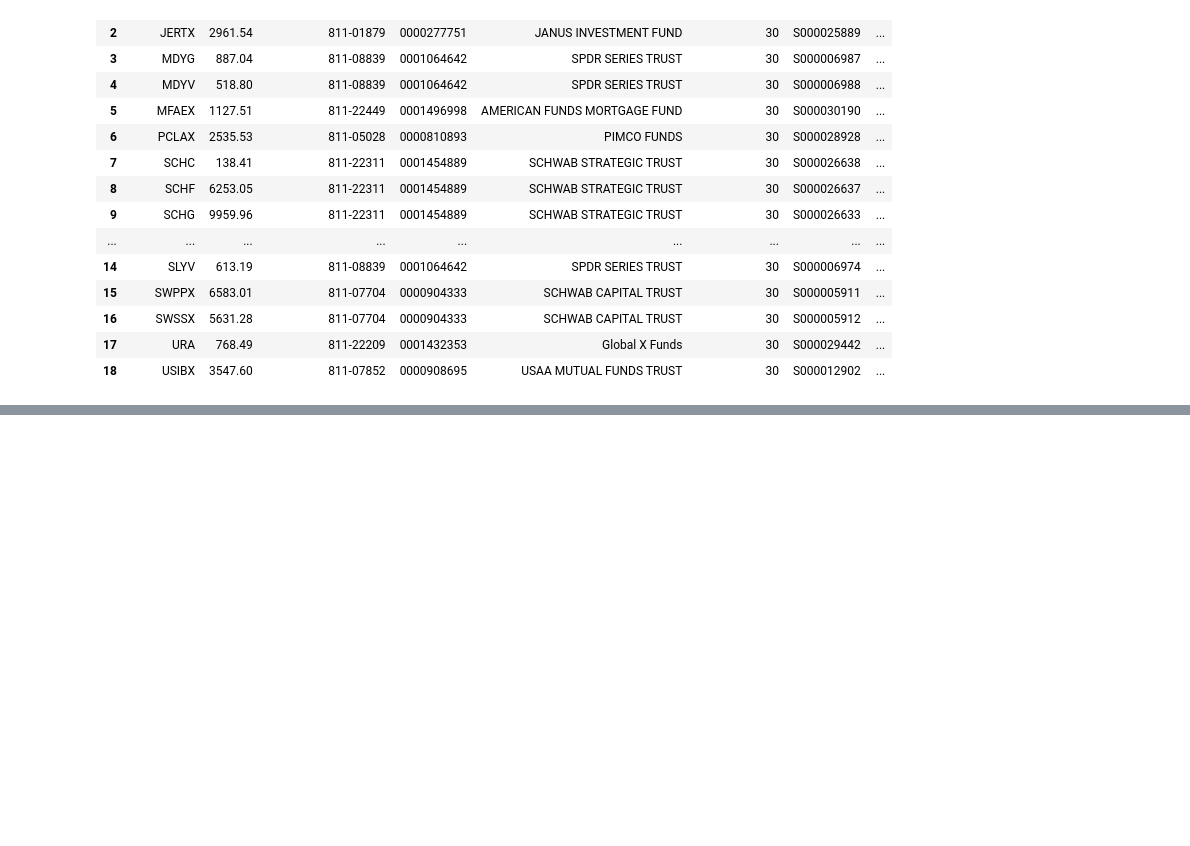
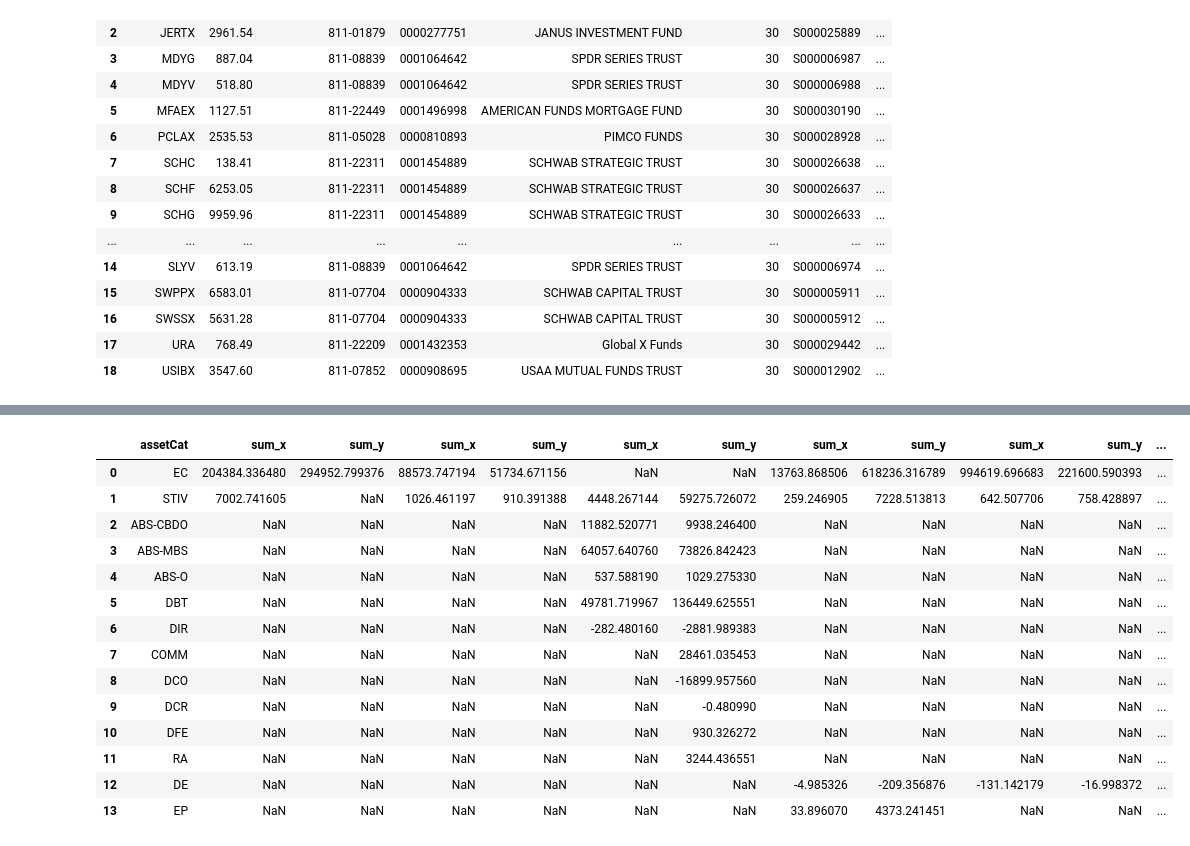
Before and after one commit to Polkaguy/SEC-NPORT-scrape, a Jupyter notebook: 05-Compare Holdings.ipynb, the cells around one changed output, grey strips where cells are left out. Saved outputs shown, nothing was run; the diff lists cells and outputs as text; code cells hidden in the pictures; blank space fills up the shorter version.

```diff
--- a/05-Compare Holdings.ipynb
+++ b/05-Compare Holdings.ipynb
@@ -194,31 +194,3 @@ secs
 | 16 | SWSSX | 5631.28 | 811-07704 | 0000904333 | SCHWAB CAPITAL TRUST | 30 | S000005912 | ... |
 | 17 | URA | 768.49 | 811-22209 | 0001432353 | Global X Funds | 30 | S000029442 | ... |
 | 18 | USIBX | 3547.60 | 811-07852 | 0000908695 | USAA MUTUAL FUNDS TRUST | 30 | S000012902 | ... |
-# %%
-def aggregate(df:pd.DataFrame,
-              sid_column:str,
-              amount_column:str,
-              n_records:int=100,
-              type_:str='NPORT-P'):
-    tdf = df[[amount_column,sid_column]]
-
-    result = pd.DataFrame(columns=['cusip'])
-
-    for i in tdf.index:
-        sid = tdf.iloc[i][sid_column]
-        print('------------------\n',sid)
-
-        try:
-            NPORT = get_most_recent(sid).parseSecurities()
-
-            # Replace 'N/A' values
-            mask = (NPORT['cusip']=='N/A')
-            NPORT.loc[mask,'cusip'] = NPORT.loc[mask,'cusip']
-
-            # Add column for merge with absolute values
-            NPORT[sid] = NPORT['pctVal'] * tdf.iloc[i][amount_column]
-            result = result.merge(NPORT[['cusip',sid]],how='outer')
-        except:
-            print('Unable to read',sid)
-    return result
-df = aggregate(secs,amount_column='Amount',sid_column='series_id')
@@ -283,0 +362,18 @@ df
+# %%
+holds.assetCat_amount
+# %% [output]
+|  | assetCat | sum_x | sum_y | sum_x | sum_y | sum_x | sum_y | sum_x | sum_y | sum_x | sum_y | ... |
+| 0 | EC | 204384.336480 | 294952.799376 | 88573.747194 | 51734.671156 | NaN | NaN | 13763.868506 | 618236.316789 | 994619.696683 | 221600.590393 | ... |
+| 1 | STIV | 7002.741605 | NaN | 1026.461197 | 910.391388 | 4448.267144 | 59275.726072 | 259.246905 | 7228.513813 | 642.507706 | 758.428897 | ... |
+| 2 | ABS-CBDO | NaN | NaN | NaN | NaN | 11882.520771 | 9938.246400 | NaN | NaN | NaN | NaN | ... |
+| 3 | ABS-MBS | NaN | NaN | NaN | NaN | 64057.640760 | 73826.842423 | NaN | NaN | NaN | NaN | ... |
+| 4 | ABS-O | NaN | NaN | NaN | NaN | 537.588190 | 1029.275330 | NaN | NaN | NaN | NaN | ... |
+| 5 | DBT | NaN | NaN | NaN | NaN | 49781.719967 | 136449.625551 | NaN | NaN | NaN | NaN | ... |
+| 6 | DIR | NaN | NaN | NaN | NaN | -282.480160 | -2881.989383 | NaN | NaN | NaN | NaN | ... |
+| 7 | COMM | NaN | NaN | NaN | NaN | NaN | 28461.035453 | NaN | NaN | NaN | NaN | ... |
+| 8 | DCO | NaN | NaN | NaN | NaN | NaN | -16899.957560 | NaN | NaN | NaN | NaN | ... |
+| 9 | DCR | NaN | NaN | NaN | NaN | NaN | -0.480990 | NaN | NaN | NaN | NaN | ... |
+| 10 | DFE | NaN | NaN | NaN | NaN | NaN | 930.326272 | NaN | NaN | NaN | NaN | ... |
+| 11 | RA | NaN | NaN | NaN | NaN | NaN | 3244.436551 | NaN | NaN | NaN | NaN | ... |
+| 12 | DE | NaN | NaN | NaN | NaN | NaN | NaN | -4.985326 | -209.356876 | -131.142179 | -16.998372 | ... |
+| 13 | EP | NaN | NaN | NaN | NaN | NaN | NaN | 33.896070 | 4373.241451 | NaN | NaN | ... |
```
Also changed, not shown: parts of 12 cells of this notebook.
